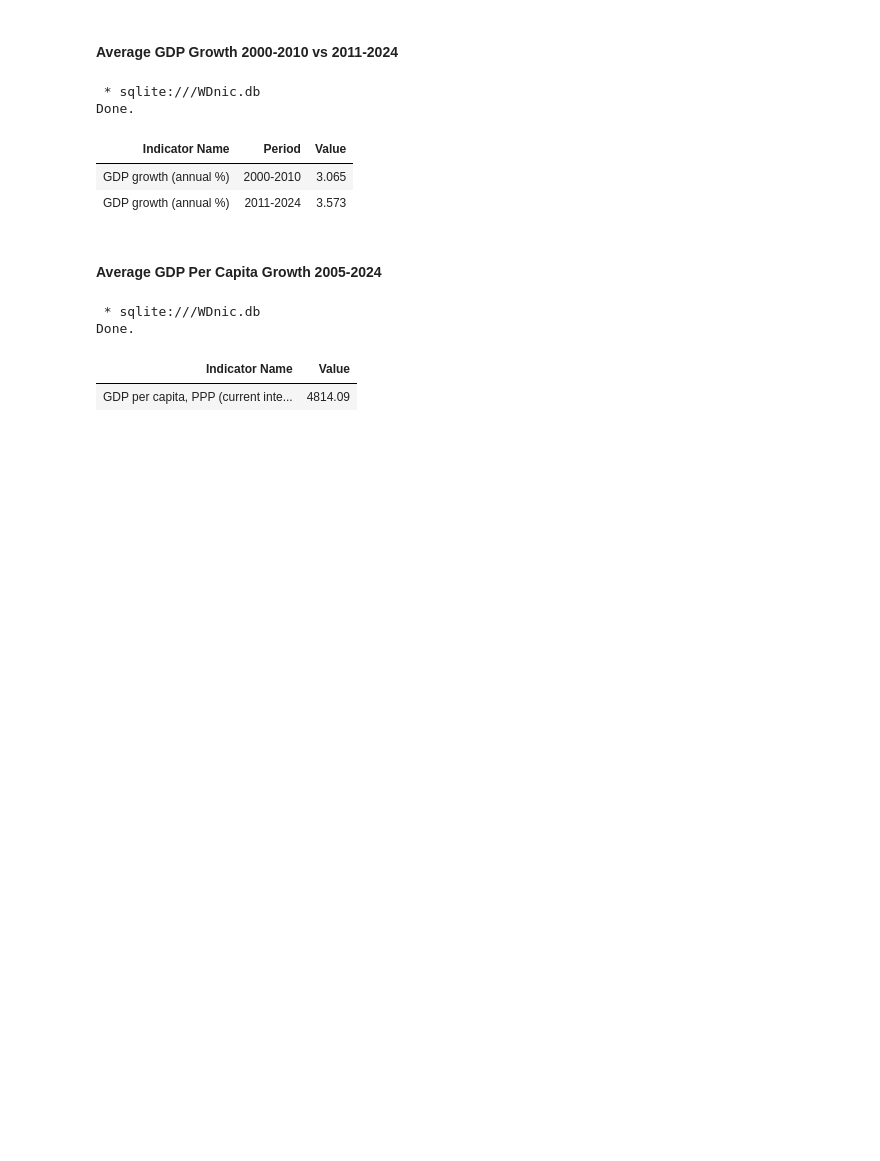
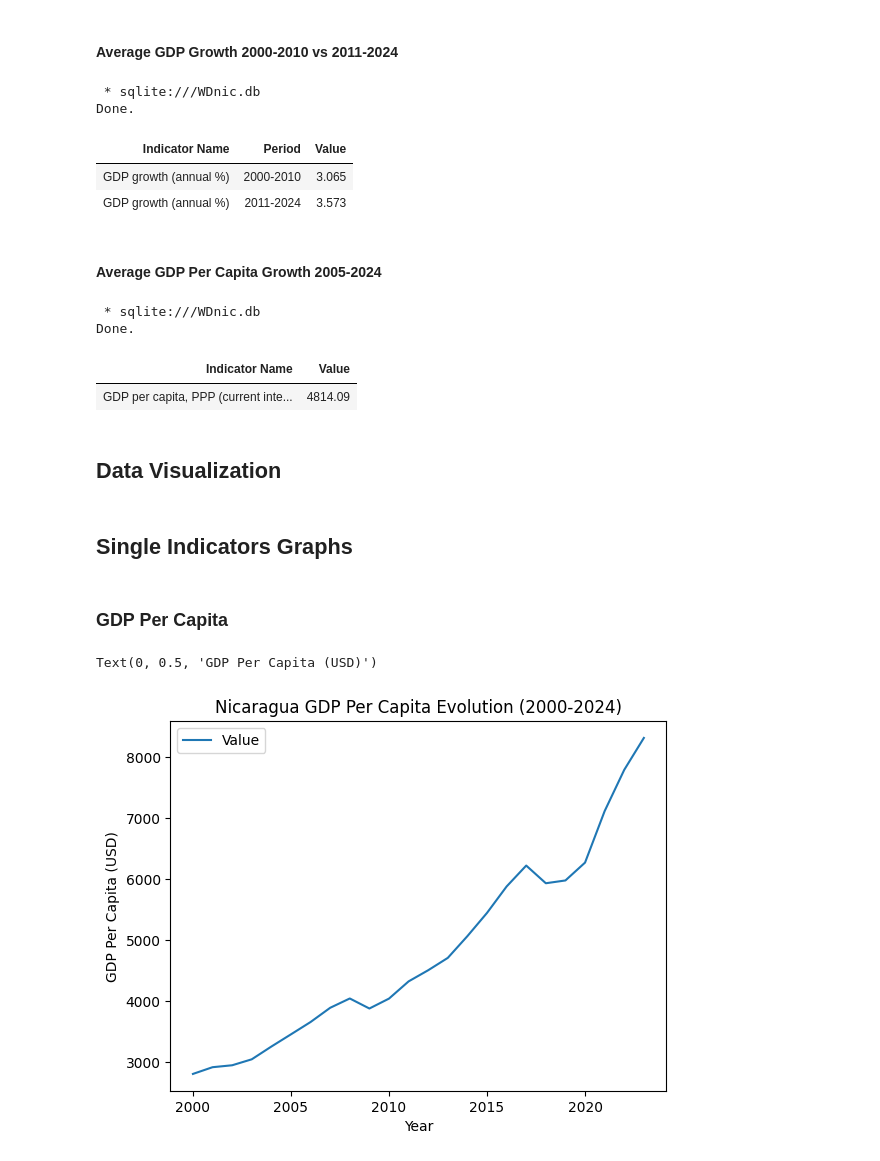
Before and after one commit to Adrianuco/wd-project, a Jupyter notebook: Notebook.ipynb, the cells around one changed output. Drawn from its saved outputs; the diff is of its cells as text; code cells hidden in the pictures; blank space fills up the shorter version.

```diff
--- a/Notebook.ipynb
+++ b/Notebook.ipynb
@@ -338,3 +338,22 @@ WHERE "Indicator Code" = 'NY.GDP.PCAP.PP.CD';
 Done.
 | Indicator Name | Value |
 | GDP per capita, PPP (current inte... | 4814.09 |
+# %% [markdown]
+## Data Visualization
+# %% [markdown]
+## Single Indicators Graphs
+# %% [markdown]
+### GDP Per Capita
+# %%
+# Esta seccion devuelve las filas con esa condicion en especifico [df["Indicator Code"] == 'NY.GDP.PCAP.PP.CD']
+# Esta seccion elige las columnas del df sobre el resultado filtrado [['Year', 'Value']]
+df_gdp_per_capita = df[df["Indicator Code"] == 'NY.GDP.PCAP.PP.CD'][['Year', 'Value']]
+df_gdp_per_capita.sort_values(by='Year')
+
+ax = df_gdp_per_capita.plot(x='Year', y='Value')
+ax.set_title('Nicaragua GDP Per Capita Evolution (2000-2024)')
+ax.set_xlabel('Year')
+ax.set_ylabel('GDP Per Capita (USD)')
+# %% [output]
+Text(0, 0.5, 'GDP Per Capita (USD)')
+[figure, added]
```
Also changed, not shown: parts of 15 cells of this notebook.
